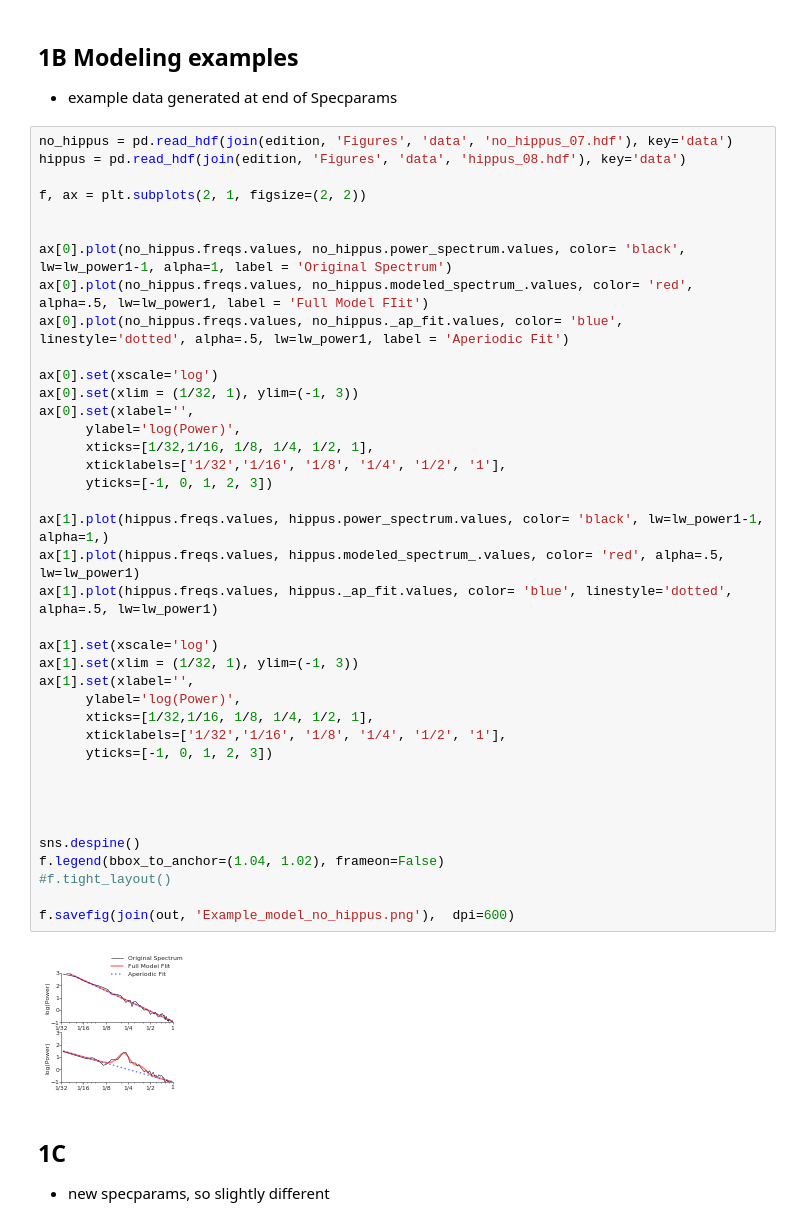
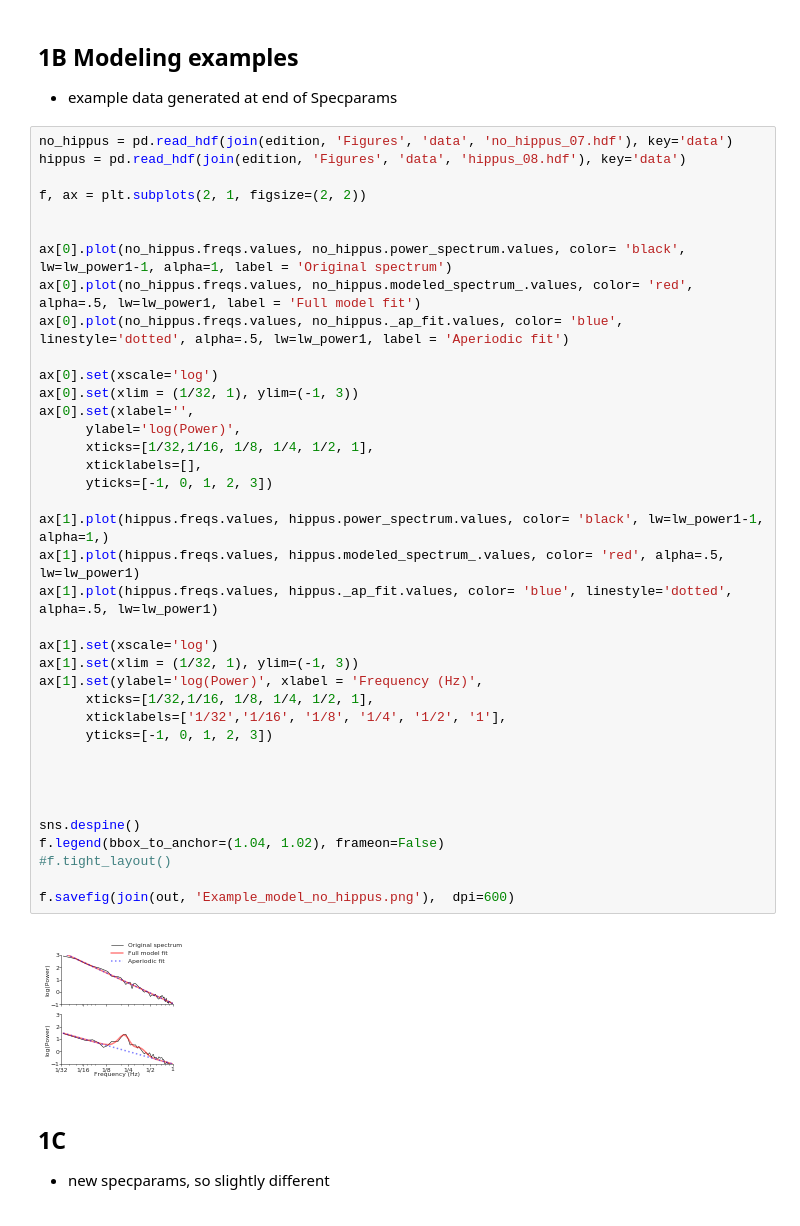
Before and after one commit to kenohagena/pspupil, a Jupyter notebook: notebooks/5_Figure1_V05.ipynb, the cells around one changed output. Drawn from its saved outputs; the diff is of its cells as text.

```diff
--- a/notebooks/5_Figure1_V05.ipynb
+++ b/notebooks/5_Figure1_V05.ipynb
@@ -519,40 +520,39 @@ hippus = pd.read_hdf(join(edition, 'Figures', 'data', 'hippus_08.hdf'), key='dat
 f, ax = plt.subplots(2, 1, figsize=(2, 2))
 
 
-ax[0].plot(no_hippus.freqs.values, no_hippus.power_spectrum.values, color= 'black', lw=lw_power1-1, alpha=1, label = 'Original Spectrum')
-ax[0].plot(no_hippus.freqs.values, no_hippus.modeled_spectrum_.values, color= 'red', alpha=.5, lw=lw_power1, label = 'Full Model FIit')
-ax[0].plot(no_hippus.freqs.values, no_hippus._ap_fit.values, color= 'blue', linestyle='dotted', alpha=.5, lw=lw_power1, label = 'Aperiodic Fit')
+ax[0].plot(no_hippus.freqs.values, no_hippus.power_spectrum.values, color= 'black', lw=lw_power1-1, alpha=1, label = 'Original spectrum')
+ax[0].plot(no_hippus.freqs.values, no_hippus.modeled_spectrum_.values, color= 'red', alpha=.5, lw=lw_power1, label = 'Full model fit')
+ax[0].plot(no_hippus.freqs.values, no_hippus._ap_fit.values, color= 'blue', linestyle='dotted', alpha=.5, lw=lw_power1, label = 'Aperiodic fit')
 
 ax[0].set(xscale='log')
 ax[0].set(xlim = (1/32, 1), ylim=(-1, 3))
 ax[0].set(xlabel='',
       ylabel='log(Power)',
       xticks=[1/32,1/16, 1/8, 1/4, 1/2, 1],
-      xticklabels=['1/32','1/16', '1/8', '1/4', '1/2', '1'],
+      xticklabels=[],
       yticks=[-1, 0, 1, 2, 3])
 
 ax[1].plot(hippus.freqs.values, hippus.power_spectrum.values, color= 'black', lw=lw_power1-1, alpha=1,)
 ax[1].plot(hippus.freqs.values, hippus.modeled_spectrum_.values, color= 'red', alpha=.5, lw=lw_power1)
 ax[1].plot(hippus.freqs.values, hippus._ap_fit.values, color= 'blue', linestyle='dotted', alpha=.5, lw=lw_power1)
 
 ax[1].set(xscale='log')
 ax[1].set(xlim = (1/32, 1), ylim=(-1, 3))
-ax[1].set(xlabel='',
-      ylabel='log(Power)',
+ax[1].set(ylabel='log(Power)', xlabel = 'Frequency (Hz)',
       xticks=[1/32,1/16, 1/8, 1/4, 1/2, 1],
       xticklabels=['1/32','1/16', '1/8', '1/4', '1/2', '1'],
       yticks=[-1, 0, 1, 2, 3])
 
 
 
 
 sns.despine()
 f.legend(bbox_to_anchor=(1.04, 1.02), frameon=False)
 #f.tight_layout()
 
 f.savefig(join(out, 'Example_model_no_hippus.png'),  dpi=600)
 # %% [output]
-[figure, old version]
+[figure, new version]
 # %% [markdown]
 ## 1C
 - new specparams, so slightly different
```
Also changed, not shown: parts of 15 cells of this notebook.
